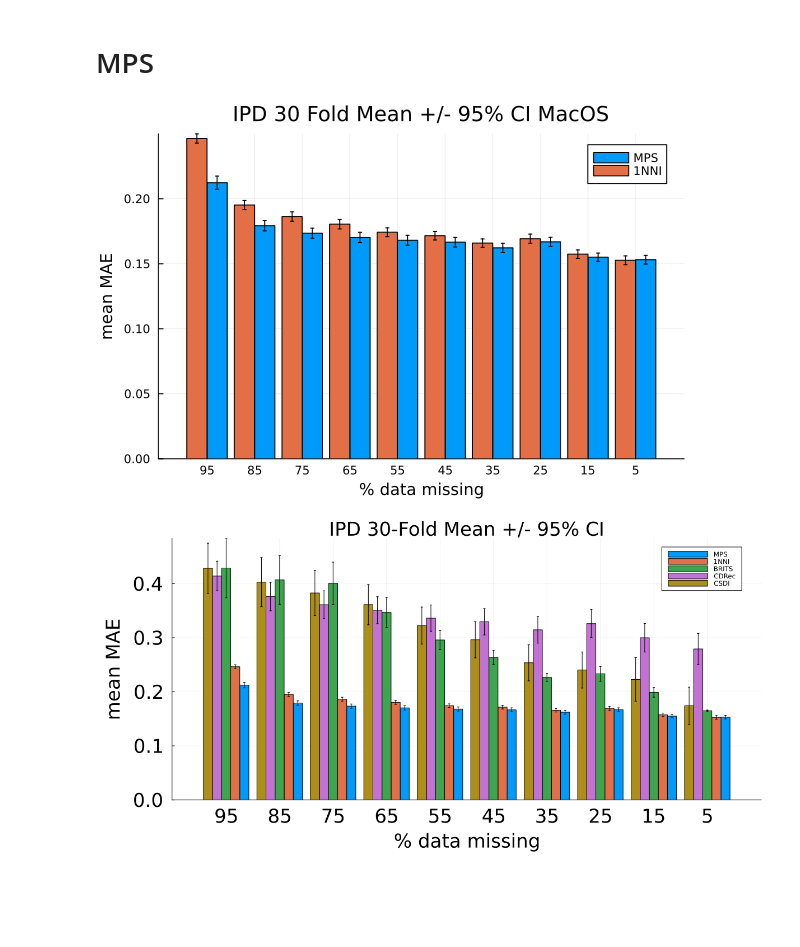
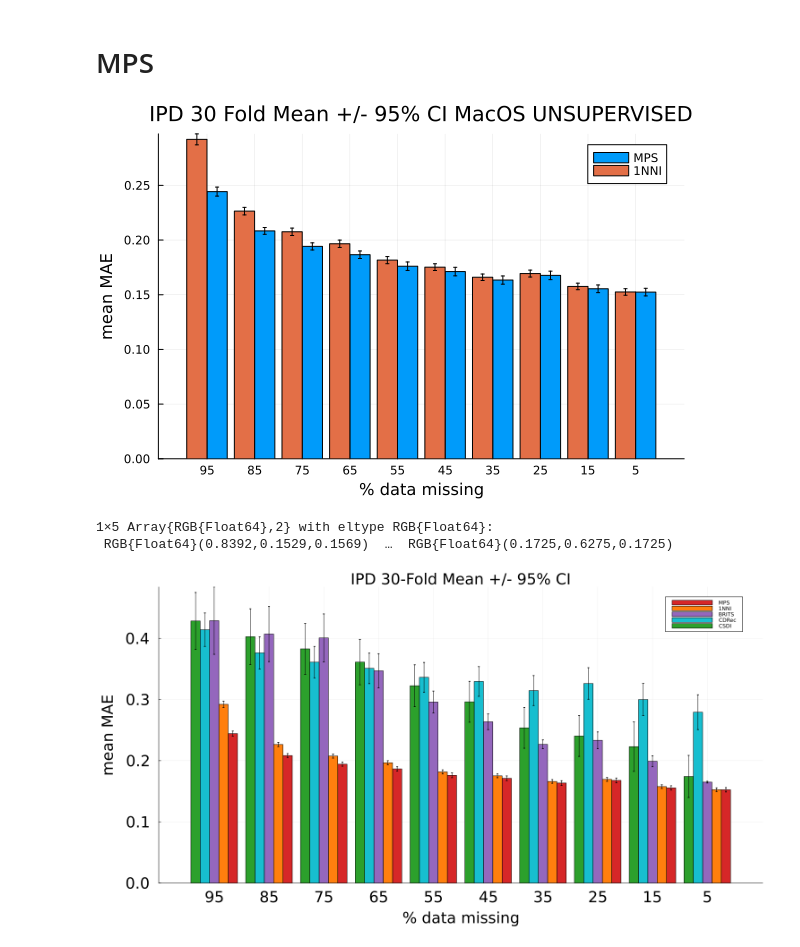
Before and after one commit to joshuabmoore/MPSTime.jl, a Jupyter notebook: FinalBenchmarks/ItalyPower/process_all_imputation_benchmarks.ipynb, the cells around one changed output. Drawn from its saved outputs; the diff is of its cells as text; code cells hidden in the pictures; blank space fills up the shorter version.

Commit message:
IPD and ECG200 final imputation results

```diff
--- a/FinalBenchmarks/ItalyPower/process_all_imputation_benchmarks.ipynb
+++ b/FinalBenchmarks/ItalyPower/process_all_imputation_benchmarks.ipynb
@@ -145,7 +145,7 @@ xflip!(true)
 # %% [markdown]
 # MPS
 # %%
-f = jldopen("Julia/ipd_30fold_imputation_results_mac5sweep.jld2", "r");
+f = jldopen("Julia/IPD_ImputationFinalResults_30Fold.jld2", "r");
 mac_results_mps = read(f, "mps_results")
 mac_results_nn = read(f, "nn_results")
 close(f)
@@ -166,33 +166,39 @@ groupedbar([mps_per_pm_30fold_mean nn_per_pm_30fold_mean],
     xticks=([1, 2, 3, 4, 5, 6, 7, 8, 9, 10],
     ["5", "15", "25", "35", "45", "55", "65", "75", "85", "95"]),
     label=["MPS" "1NNI"],
-    title="IPD 30 Fold Mean +/- 95% CI MacOS",
+    title="IPD 30 Fold Mean +/- 95% CI MacOS UNSUPERVISED",
     xlabel="% data missing",
     ylabel="mean MAE")
 xflip!(true)
-#savefig("ipd_30fold_mps_vs_nn.svg")
+#savefig("ipd_30fold_mps_vs_nnNew.svg")
 # %% [output]
-[figure, old version]
+[figure, new version]
+# %%
+group_colours = [pal[4] pal[2] pal[5] pal[10] pal[3]]
+# %% [output]
+1×5 Array{RGB{Float64},2} with eltype RGB{Float64}:
+ RGB{Float64}(0.8392,0.1529,0.1569)  …  RGB{Float64}(0.1725,0.6275,0.1725)
 # %%
 fstyle = font("sans-serif", 23)
 groupedbar([mps_per_pm_30fold_mean nn_per_pm_30fold_mean  per_pm_mean_all_folds_cdrec per_pm_mean_all_folds_csdi per_pm_mean_all_folds_brits],
     yerr=[mps_per_pm_30fold_95ci nn_per_pm_30fold_95ci  per_pm_95ci_all_folds_cdrec per_pm_95ci_all_folds_csdi per_pm_95ci_all_folds_brits],
     markersize=2,
     bar_width=0.85,
     legend=:topright,
     xticks=([1, 2, 3, 4, 5, 6, 7, 8, 9, 10],
     ["5", "15", "25", "35", "45", "55", "65", "75", "85", "95"]),
     label=["MPS" "1NNI" "BRITS" "CDRec" "CSDI"],
+    c=group_colours,
     title="IPD 30-Fold Mean +/- 95% CI",
     xlabel="% data missing",
     ylabel="mean MAE",
     xtickfont=fstyle,
     ytickfont=fstyle,
     guidefont=fstyle,
-    titlefont=fstyle,size=(1200, 600),
+    titlefont=fstyle,size=(1500, 800),
     bottom_margin=10mm,
     left_margin=10mm)
 xflip!(true)
 #savefig("IPD_results_final.svg")
 # %% [output]
-[figure, old version]
+[figure, new version]
```
Also changed, not shown: 6 other files.
